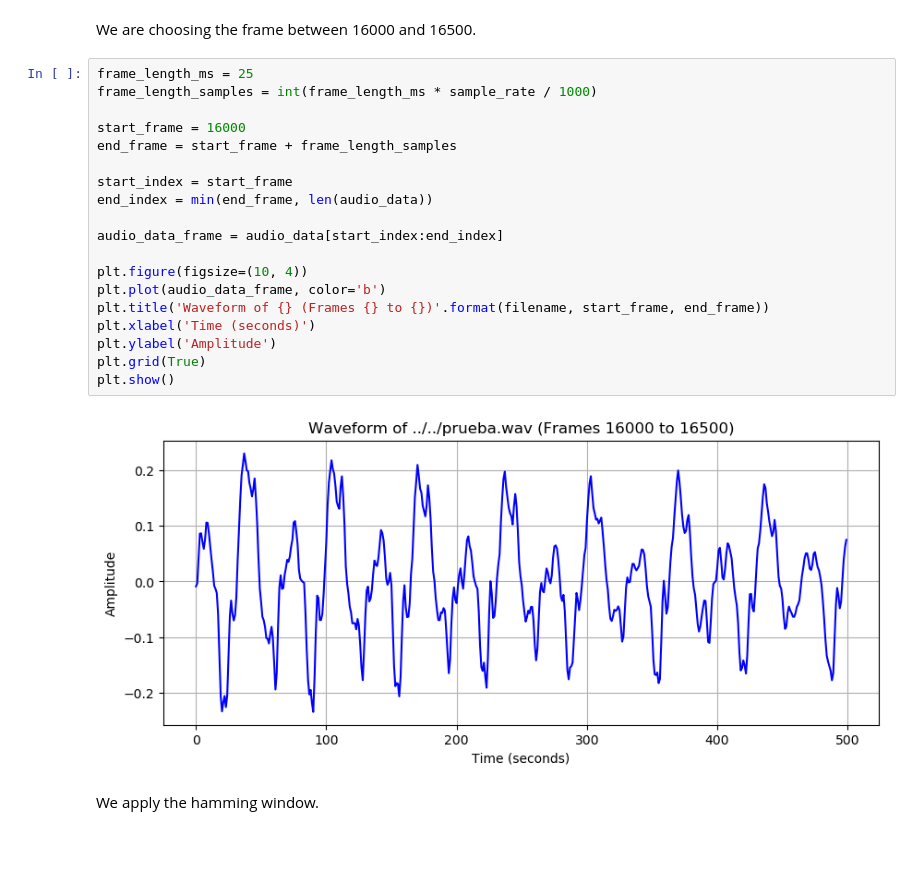
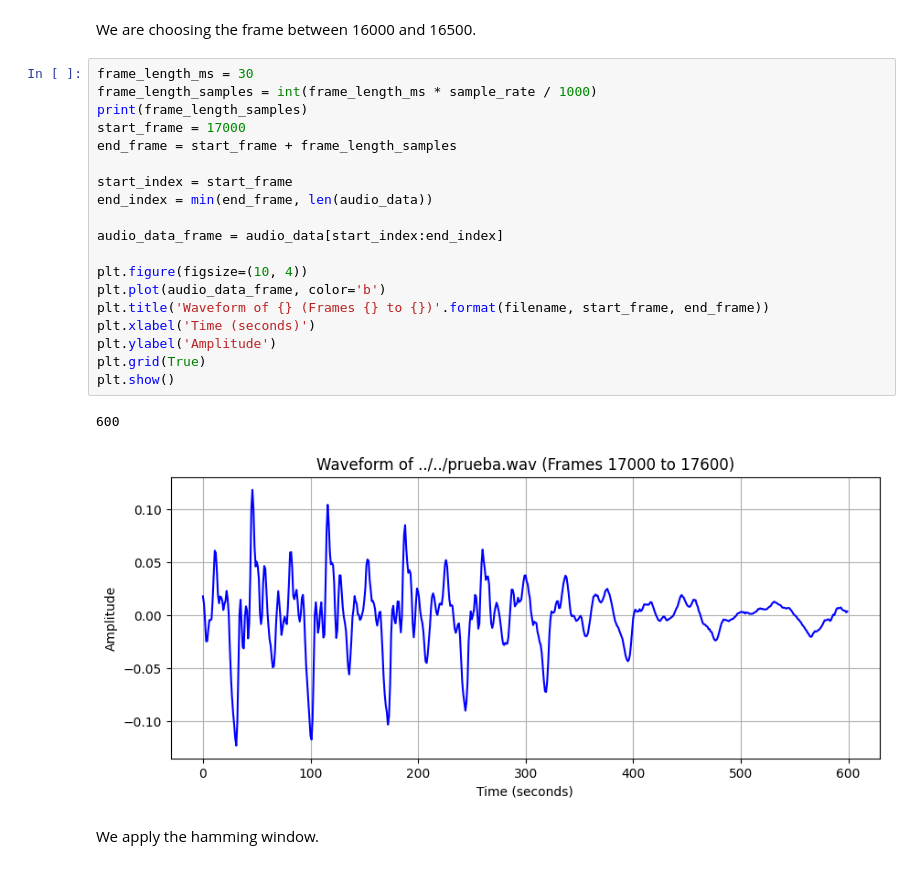
Before and after one commit to GilJimenezCanellas/P3, a Jupyter notebook: src/vis/vis_voiced.ipynb, the cells around one changed output. Saved outputs shown, nothing was run; the diff lists cells and outputs as text.

```diff
--- a/src/vis/vis_voiced.ipynb
+++ b/src/vis/vis_voiced.ipynb
@@ -25,25 +25,26 @@ plt.show()
 # %% [markdown]
 We are choosing the frame between 16000 and 16500.
 # %%
-frame_length_ms = 25
+frame_length_ms = 30
 frame_length_samples = int(frame_length_ms * sample_rate / 1000)
-
-start_frame = 16000
+print(frame_length_samples)
+start_frame = 17000
 end_frame = start_frame + frame_length_samples
 
 start_index = start_frame
 end_index = min(end_frame, len(audio_data))
 
 audio_data_frame = audio_data[start_index:end_index]
 
 plt.figure(figsize=(10, 4))
 plt.plot(audio_data_frame, color='b')
 plt.title('Waveform of {} (Frames {} to {})'.format(filename, start_frame, end_frame))
 plt.xlabel('Time (seconds)')
 plt.ylabel('Amplitude')
 plt.grid(True)
 plt.show()
 # %% [output]
+600
-[figure, old version]
+[figure, new version]
 # %% [markdown]
 We apply the hamming window.
```
Also changed, not shown: parts of 9 cells of this notebook, 59 other files.
